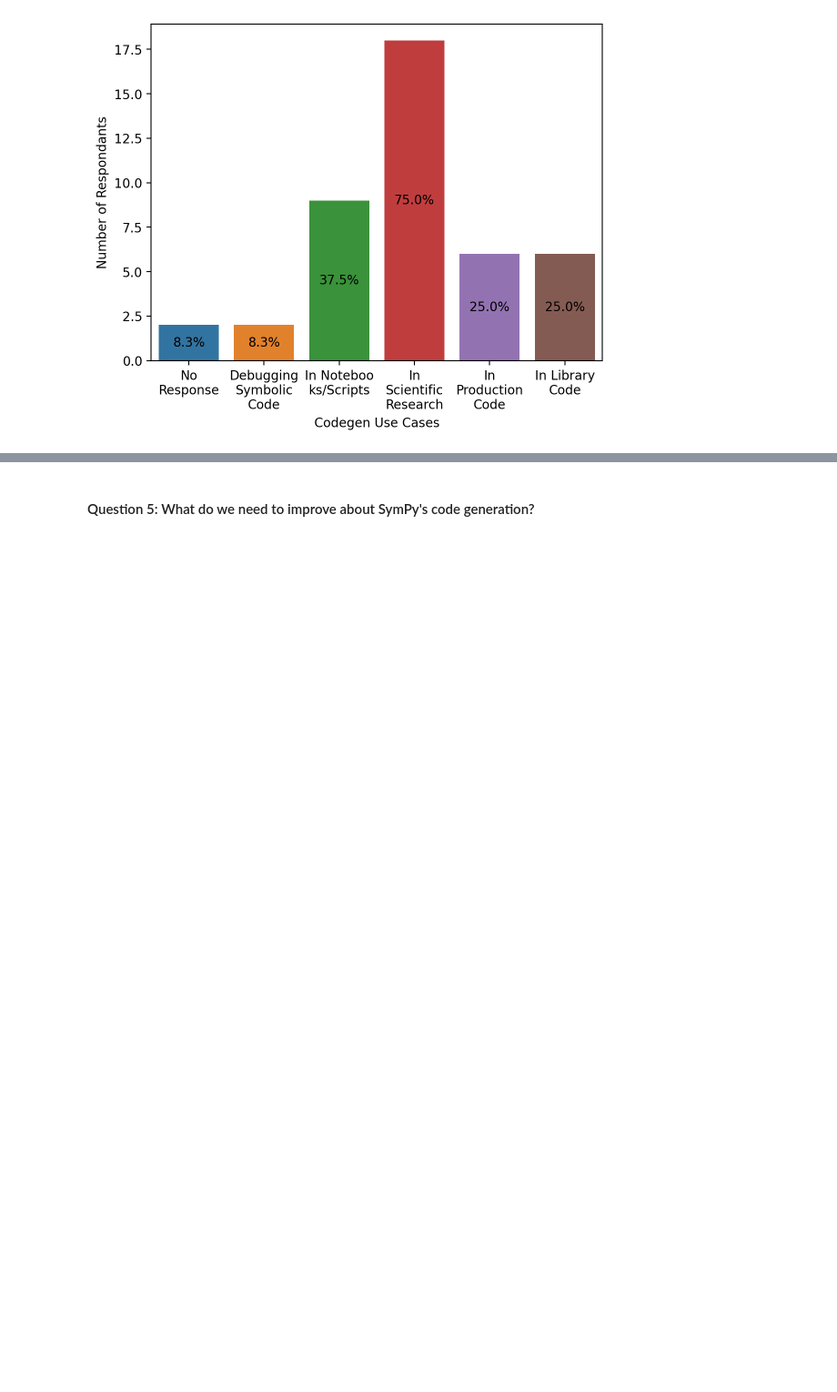
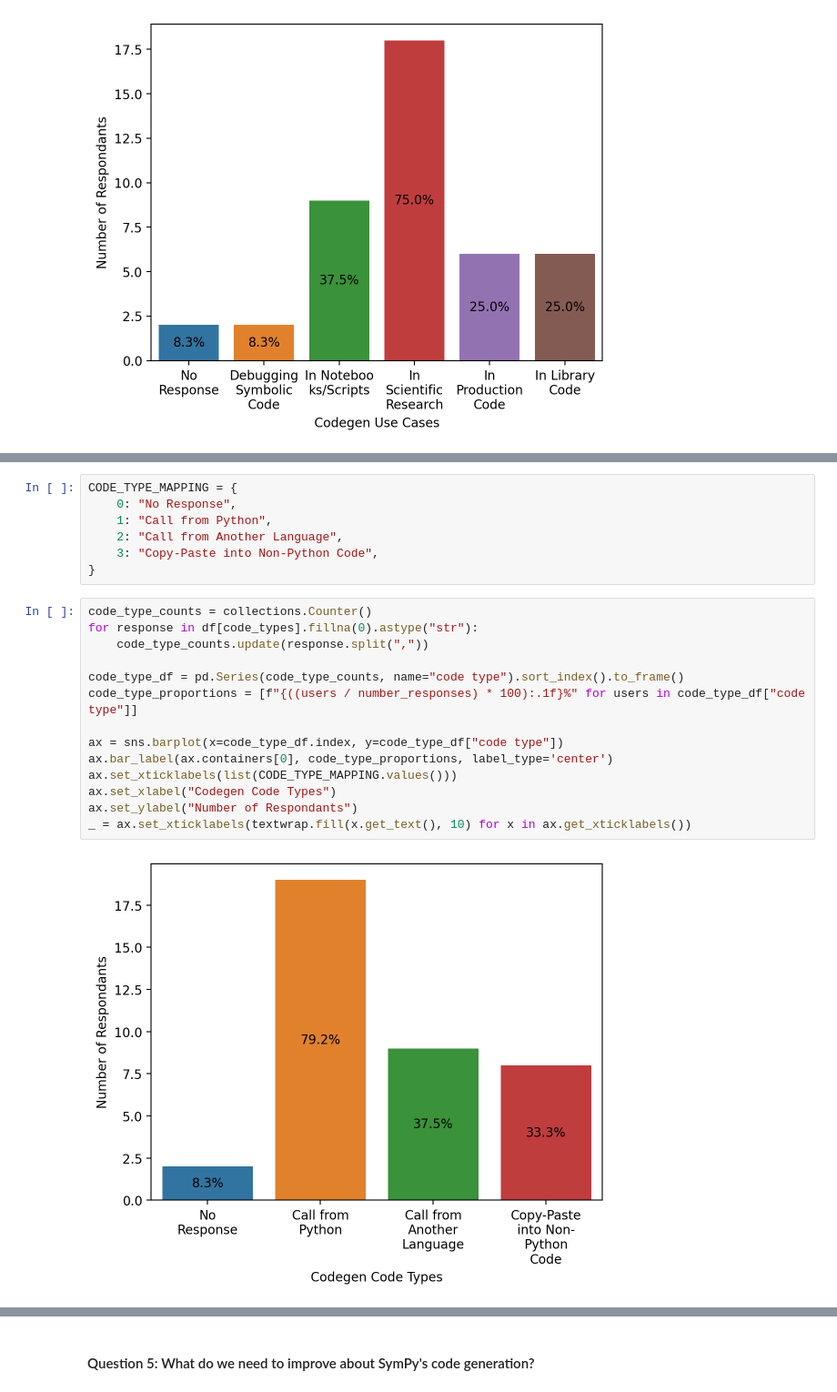
Before and after one commit to sympy/sympy-codegen-survey, a Jupyter notebook: analysis.ipynb, the cells around one changed output, grey strips where cells are left out. Shown at 91% size. Drawn from its saved outputs; the diff is of its cells as text; blank space fills up the shorter version.

Commit message:
Add write-up for Q3 responses about call language

```diff
--- a/analysis.ipynb
+++ b/analysis.ipynb
@@ -171,0 +193,23 @@ _ = ax.set_xticklabels(textwrap.fill(x.get_text(), 10) for x in ax.get_xticklabe
+# %%
+CODE_TYPE_MAPPING = {
+    0: "No Response",
+    1: "Call from Python",
+    2: "Call from Another Language",
+    3: "Copy-Paste into Non-Python Code",
+}
+# %%
+code_type_counts = collections.Counter()
+for response in df[code_types].fillna(0).astype("str"):
+    code_type_counts.update(response.split(","))
+
+code_type_df = pd.Series(code_type_counts, name="code type").sort_index().to_frame()
+code_type_proportions = [f"{((users / number_responses) * 100):.1f}%" for users in code_type_df["code type"]]
+
+ax = sns.barplot(x=code_type_df.index, y=code_type_df["code type"])
+ax.bar_label(ax.containers[0], code_type_proportions, label_type='center')
+ax.set_xticklabels(list(CODE_TYPE_MAPPING.values()))
+ax.set_xlabel("Codegen Code Types")
+ax.set_ylabel("Number of Respondants")
+_ = ax.set_xticklabels(textwrap.fill(x.get_text(), 10) for x in ax.get_xticklabels())
+# %% [output]
+[figure, added]
```
Also changed, not shown: parts of 9 cells of this notebook.
